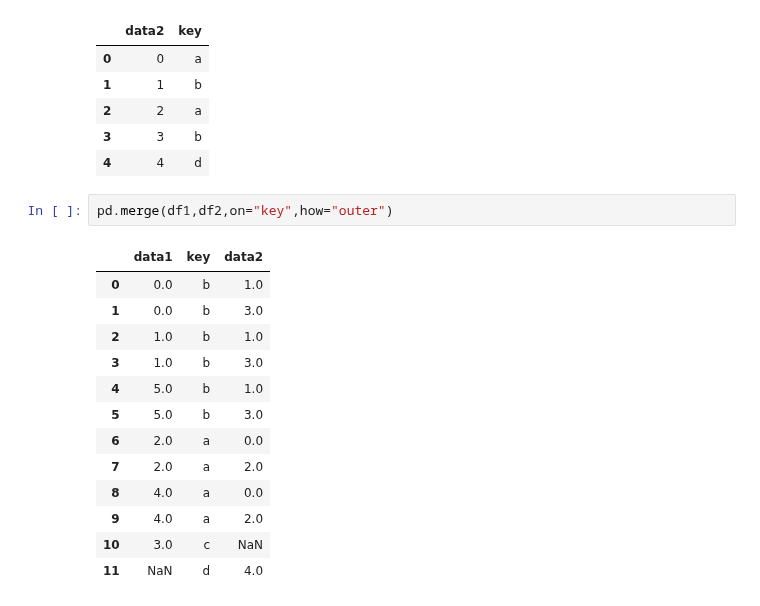
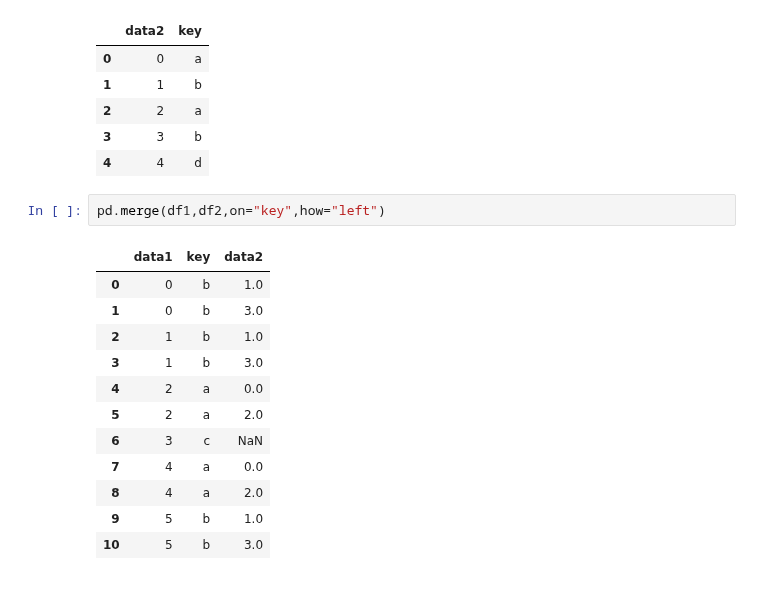
Before and after one commit to byungjun0689/DataScience, a Jupyter notebook: Python/#01. Python for Data Anlaysis/ch07. Data Clean. Transform, Merge, Reshape.ipynb, the cells around one changed output. Drawn from its saved outputs; the diff is of its cells as text.

```diff
--- a/Python/#01. Python for Data Anlaysis/ch07. Data Clean. Transform, Merge, Reshape.ipynb
+++ b/Python/#01. Python for Data Anlaysis/ch07. Data Clean. Transform, Merge, Reshape.ipynb
@@ -119,18 +119,17 @@ df2
 | 3 | 3 | b |
 | 4 | 4 | d |
 # %%
-pd.merge(df1,df2,on="key",how="outer")
+pd.merge(df1,df2,on="key",how="left")
 # %% [output]
 |  | data1 | key | data2 |
-| 0 | 0.0 | b | 1.0 |
-| 1 | 0.0 | b | 3.0 |
-| 2 | 1.0 | b | 1.0 |
-| 3 | 1.0 | b | 3.0 |
-| 4 | 5.0 | b | 1.0 |
-| 5 | 5.0 | b | 3.0 |
-| 6 | 2.0 | a | 0.0 |
-| 7 | 2.0 | a | 2.0 |
-| 8 | 4.0 | a | 0.0 |
-| 9 | 4.0 | a | 2.0 |
-| 10 | 3.0 | c | NaN |
-| 11 | NaN | d | 4.0 |
+| 0 | 0 | b | 1.0 |
+| 1 | 0 | b | 3.0 |
+| 2 | 1 | b | 1.0 |
+| 3 | 1 | b | 3.0 |
+| 4 | 2 | a | 0.0 |
+| 5 | 2 | a | 2.0 |
+| 6 | 3 | c | NaN |
+| 7 | 4 | a | 0.0 |
+| 8 | 4 | a | 2.0 |
+| 9 | 5 | b | 1.0 |
+| 10 | 5 | b | 3.0 |
```
Also changed, not shown: parts of 67 cells of this notebook.
